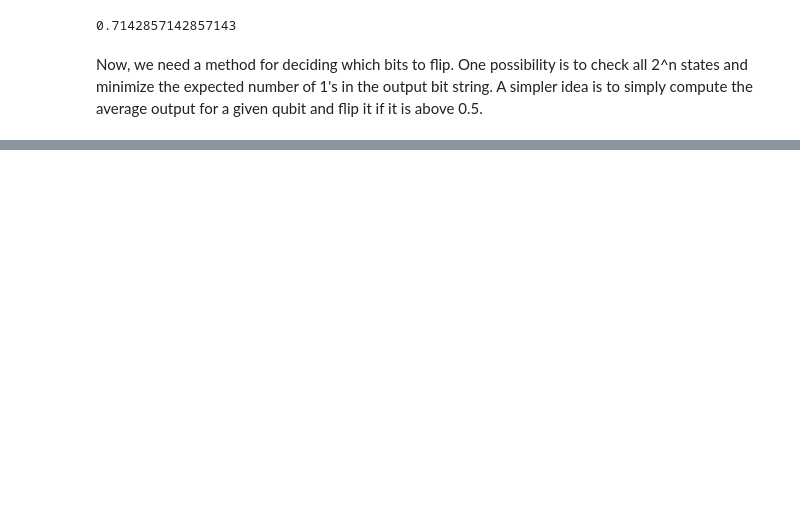
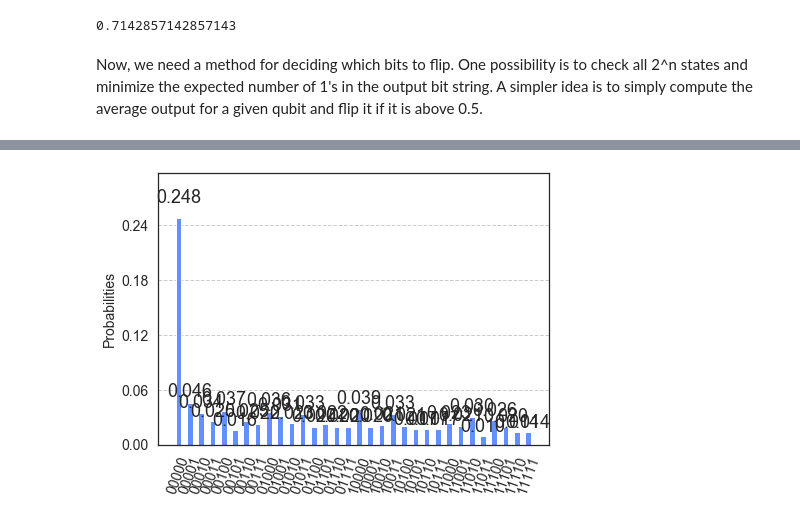
Before and after one commit to LBNL-HEP-QIS/ReadoutRebalancing, a Jupyter notebook: TestRebalancing.ipynb, the cells around one changed output, grey strips where cells are left out. Drawn from its saved outputs; the diff is of its cells as text; code cells hidden in the pictures; blank space fills up the shorter version.

```diff
--- a/TestRebalancing.ipynb
+++ b/TestRebalancing.ipynb
@@ -784,0 +881,17 @@ on i= 99
+# %%
+truth_test_grover = np.zeros(2**nqubits_r)
+measured_test_grover = np.zeros(2**nqubits_r)
+
+for i in range(2**nqubits_r):
+    binnumber_initial = mybin(i,nqubits_r,0)
+    truth_test_grover[i] = 0
+    measured_test_grover[i] = 0
+    if (binnumber_initial in counts_true):
+        truth_test_grover[i]+=counts_true[binnumber_initial]
+    if (binnumber_initial in counts):
+        measured_test_grover[i]+=counts[binnumber_initial]
+        pass
+    pass
+# %%
+#Now, for the unfolding.
+unfolded_IBU_grover = IBU(measured_test_grover,truth_cal_r,response_normalized_cal_r,100)
@@ -784,0 +902,9 @@ on i= 99
+# %%
+grover_noisy = Grover.construct_circuit(G, measurement = False)
+cr = ClassicalRegister(n)
+grover_noisy.add_register(cr)
+grover_noisy.append(measure2_r, [0,1,2,3,4],[0,1,2,3,4])
+
+input_circuit_modified = grover_noisy.copy()
+input_circuit_modified.data.pop(len(input_circuit_modified)-1) #remove the measure so we can add x gates
+input_circuit_modified.draw()
@@ -784,0 +929,2 @@ on i= 99
+# %%
+grover_modified2,grover_swapmap2 = rebalance_method2(grover_noisy,unfolded_IBU_grover,5)
@@ -784,0 +959,7 @@ on i= 99
+# %%
+job = execute(grover_modified2, backend, noise_model = noise_model_r)
+results = job.result()
+counts = results.get_counts()
+plot_histogram(counts)
+# %% [output]
+[figure, added]
```
Also changed, not shown: parts of 33 cells of this notebook.
